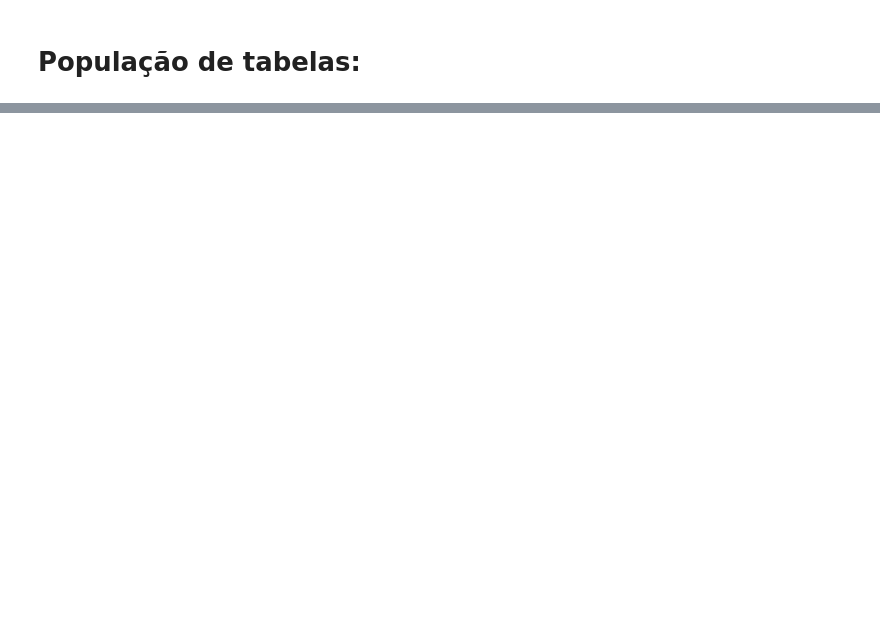
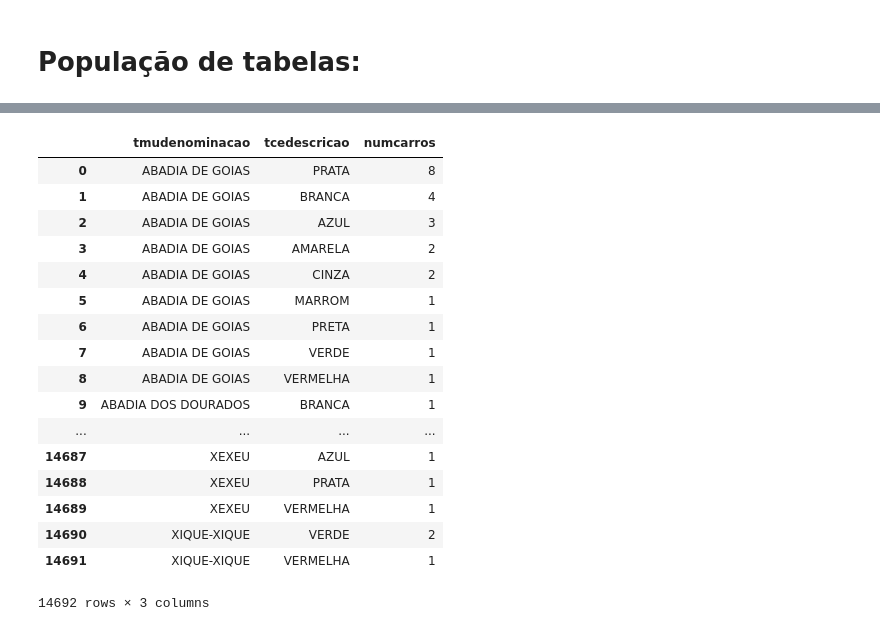
Before and after one commit to Pendulun/TP2-IBD, a Jupyter notebook: PopulandoBD.ipynb, the cells around one changed output, grey strips where cells are left out. Saved outputs shown, nothing was run; the diff lists cells and outputs as text; code cells hidden in the pictures; blank space fills up the shorter version.

```diff
--- a/PopulandoBD.ipynb
+++ b/PopulandoBD.ipynb
@@ -674,3 +724,25 @@ popula_ocorrencia_pessoa OK
 popula_ocorrencia_acidente OK
 popula_ocorrencia_veiculo OK
 popula_ocorrencia OK
+# %%
+df = pd.read_sql_query("SELECT tmudenominacao, tcedescricao, COUNT(*) AS numcarros FROM VEICULO, CORVEICULO, MUNICIPIO WHERE veimunicipio = tmucodigo AND veitcecodigo = tcecodigo GROUP BY tmudenominacao, tcedescricao ORDER BY tmudenominacao, numcarros DESC", conn)
+df
+# %% [output]
+|  | tmudenominacao | tcedescricao | numcarros |
+| 0 | ABADIA DE GOIAS | PRATA | 8 |
+| 1 | ABADIA DE GOIAS | BRANCA | 4 |
+| 2 | ABADIA DE GOIAS | AZUL | 3 |
+| 3 | ABADIA DE GOIAS | AMARELA | 2 |
+| 4 | ABADIA DE GOIAS | CINZA | 2 |
+| 5 | ABADIA DE GOIAS | MARROM | 1 |
+| 6 | ABADIA DE GOIAS | PRETA | 1 |
+| 7 | ABADIA DE GOIAS | VERDE | 1 |
+| 8 | ABADIA DE GOIAS | VERMELHA | 1 |
+| 9 | ABADIA DOS DOURADOS | BRANCA | 1 |
+| ... | ... | ... | ... |
+| 14687 | XEXEU | AZUL | 1 |
+| 14688 | XEXEU | PRATA | 1 |
+| 14689 | XEXEU | VERMELHA | 1 |
+| 14690 | XIQUE-XIQUE | VERDE | 2 |
+| 14691 | XIQUE-XIQUE | VERMELHA | 1 |
+14692 rows × 3 columns
```
Also changed, not shown: parts of 7 cells of this notebook.
